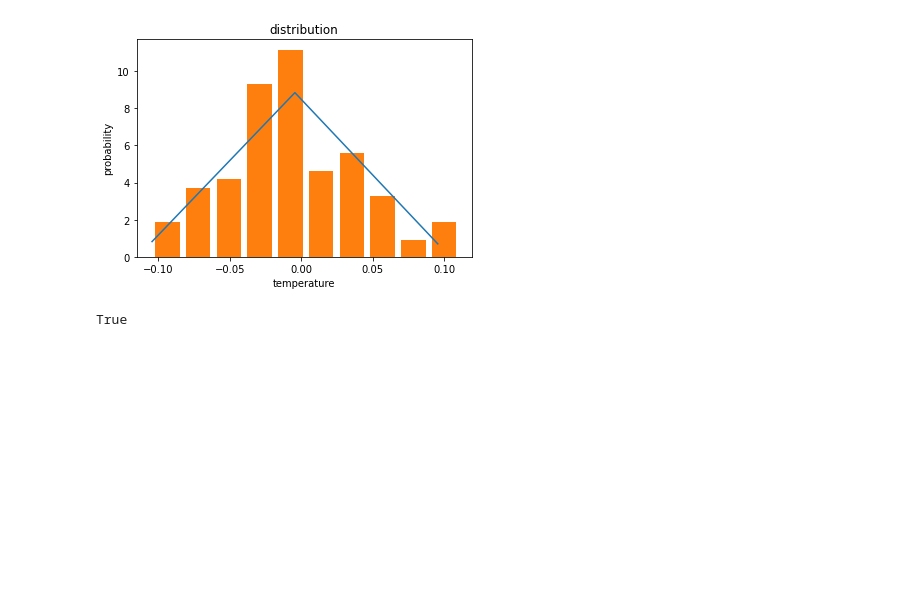
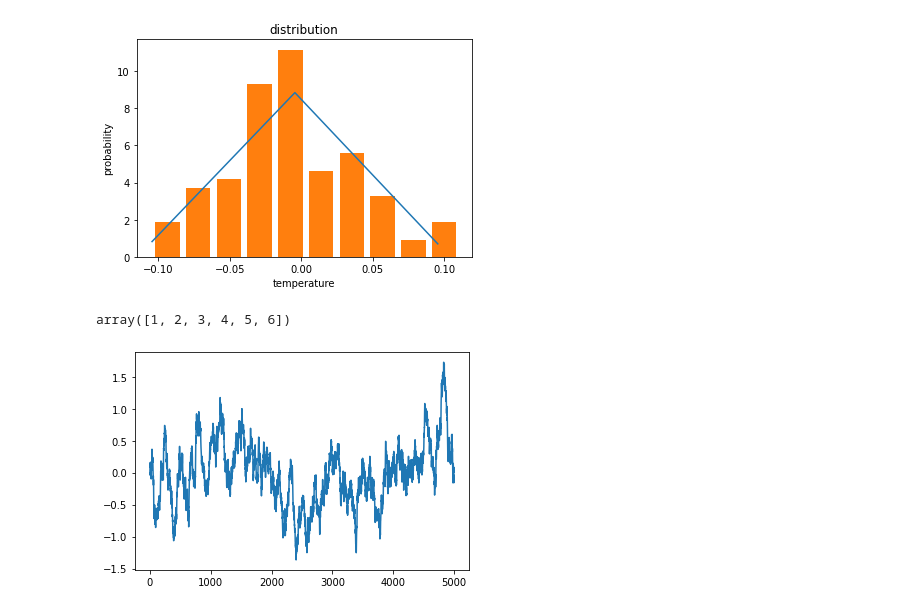
Before and after one commit to SimonLaplacing/prediction, a Jupyter notebook: test.ipynb, the cells around one changed output. Cells and saved outputs as stored; diff of their text form; code cells hidden in the pictures; blank space fills up the shorter version.

```diff
--- a/test.ipynb
+++ b/test.ipynb
@@ -190,7 +195,48 @@ plt.show()  # 最后图片的概率和不为1是因为正态分
 # %% [output]
 -0.0061526249672159946 0.04509544599225922
 [figure]
-# %%
-True == 1
-# %% [output]
-True
+# %%
+import numpy as np
+a=np.array([1,2,3])
+b=np.array([4,5,6])
+c=np.array([a,b])
+c.flatten()
+# %% [output]
+array([1, 2, 3, 4, 5, 6])
+# %%
+import random
+import numpy as np
+import matplotlib.pyplot as plt
+
+class OrnsteinUhlenbeckActionNoise():
+    def __init__(self, mu=np.array([0]), sigma=0.6, theta=1, dt=1e-2, x0=None):
+        self.theta = theta
+        self.mu = mu
+        self.sigma = sigma
+        self.dt = dt
+        self.x0 = x0
+        self.reset()
+
+    def __call__(self):
+        x = self.x_prev + self.theta * (self.mu - self.x_prev) * self.dt + self.sigma * np.sqrt(self.dt) * np.random.normal(size=self.mu.shape)
+        self.x_prev = x
+        return x
+
+    def reset(self):
+        self.x_prev = self.x0 if self.x0 is not None else np.zeros_like(self.mu)
+
+OU = OrnsteinUhlenbeckActionNoise(x0=0)
+
+# print(noise)
+no = []
+for _ in range(5000):
+    noise = OU()
+    no.append(noise)
+#     print(noise)
+
+x = np.arange(len(no))
+# print(no)
+plt.plot(x,no)
+plt.show()
+# %% [output]
+[figure, added]
```
Also changed, not shown: parts of 2 cells of this notebook, 3 other files.
